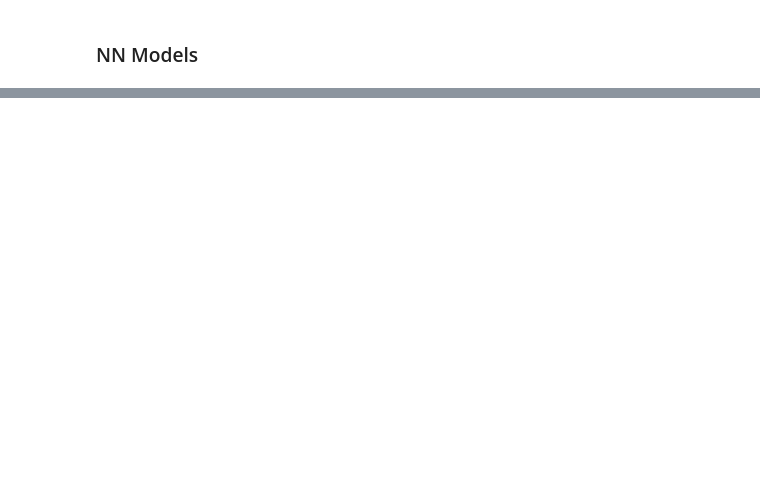
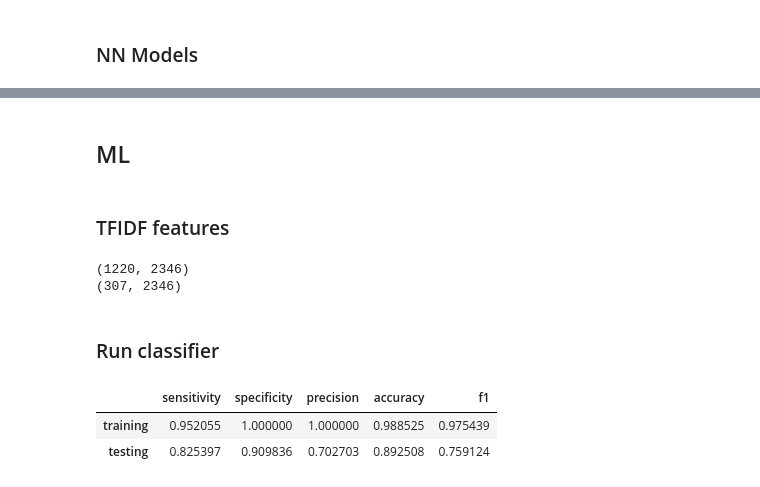
Before and after one commit to zyzzhaoyuzhe/Med-NLP, a Jupyter notebook: Interface_Neural_Net.ipynb, the cells around one changed output, grey strips where cells are left out. Drawn from its saved outputs; the diff is of its cells as text; code cells hidden in the pictures; blank space fills up the shorter version.

```diff
--- a/Interface_Neural_Net.ipynb
+++ b/Interface_Neural_Net.ipynb
@@ -105,3 +102,9 @@ In case you used a LabelEncoder before this OneHotEncoder to convert the categor
 x_train.shape
 # %% [output]
 (1220, 375)
+# %%
+foo = pickle.load(open("Data/DataFrame_nns.p", "rb"))
+x_train = foo['x_train']
+x_dev = foo['x_dev']
+word2idx = foo['word2idx']
+idx2word = foo['idx2word']
@@ -395,0 +465,45 @@ output.to_csv("CI/" + model +'.csv', header=False)
+# %% [markdown]
+## ML
+# %% [markdown]
+### TFIDF features
+# %%
+ngram, min_count = 2, 10
+
+obj = utils.Df2TFIDF()
+obj.fit(df_train, ngram=ngram, min_count=min_count)
+output_train = obj.transform(df_train)
+output_test = obj.transform(df_test)
+# concatenate sparse matrices of all fields
+x_train = hstack([foo['bow_tfidf'] for foo in output_train.values()])
+x_test = hstack([foo['bow_tfidf'] for foo in output_test.values()])
+
+print(x_train.shape)
+print(x_test.shape)
+# %% [output]
+(1220, 2346)
+(307, 2346)
+# %% [markdown]
+### Run classifier
+# %%
+from sklearn.svm import LinearSVC, SVC
+from sklearn.linear_model import LogisticRegression
+# svm
+# clf = LinearSVC(C=1, loss='squared_hinge')
+# clf = SVC()
+clf = LogisticRegression(C=5)
+
+clf.fit(x_train, y_train)
+coef = clf.coef_.squeeze()
+# %%
+y_train_pred = clf.predict(x_train)
+y_test_pred = clf.predict(x_test)
+y_test_prob = clf.predict_proba(x_test)
+results = pd.concat([utils.my_classification_report(y_train==1, y_train_pred==1),
+                     utils.my_classification_report(y_test==1, y_test_prob[:,-1]>0.4),
+                     ], axis=1).transpose()
+results.index = ['training', 'testing']
+display(results)
+# %% [output]
+|  | sensitivity | specificity | precision | accuracy | f1 |
+| training | 0.952055 | 1.000000 | 1.000000 | 0.988525 | 0.975439 |
+| testing | 0.825397 | 0.909836 | 0.702703 | 0.892508 | 0.759124 |
```
Also changed, not shown: parts of 23 cells of this notebook, 2 other files.
